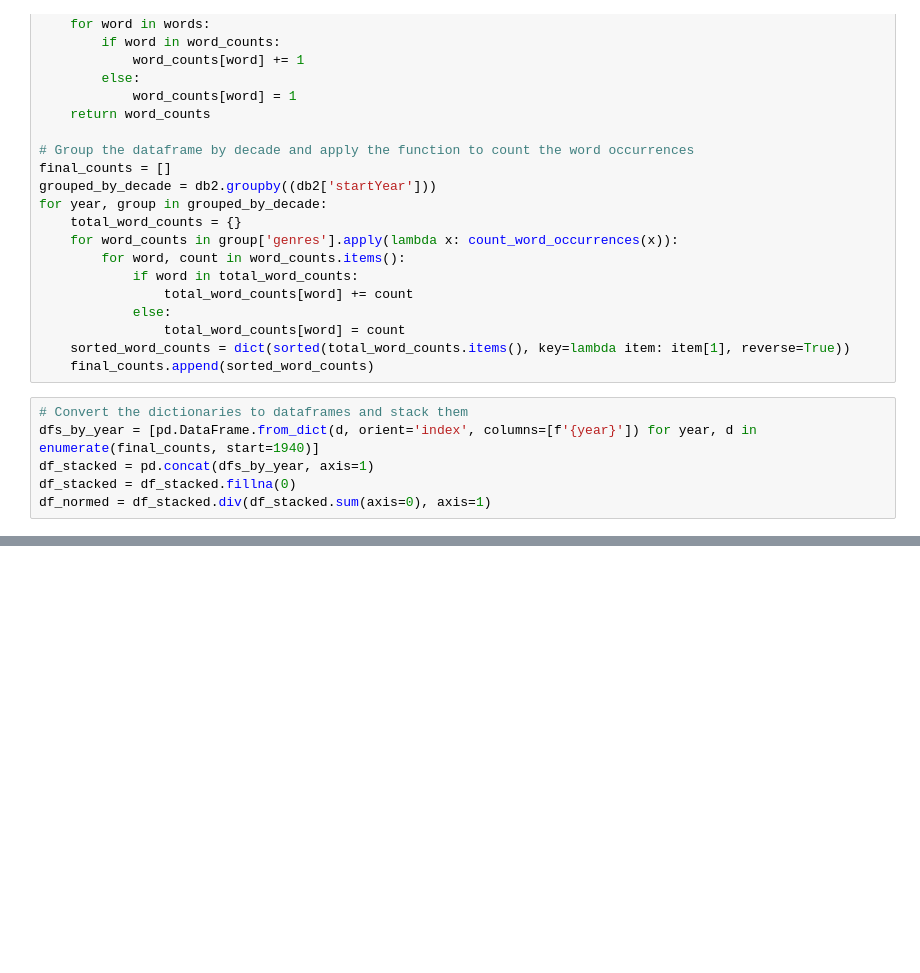
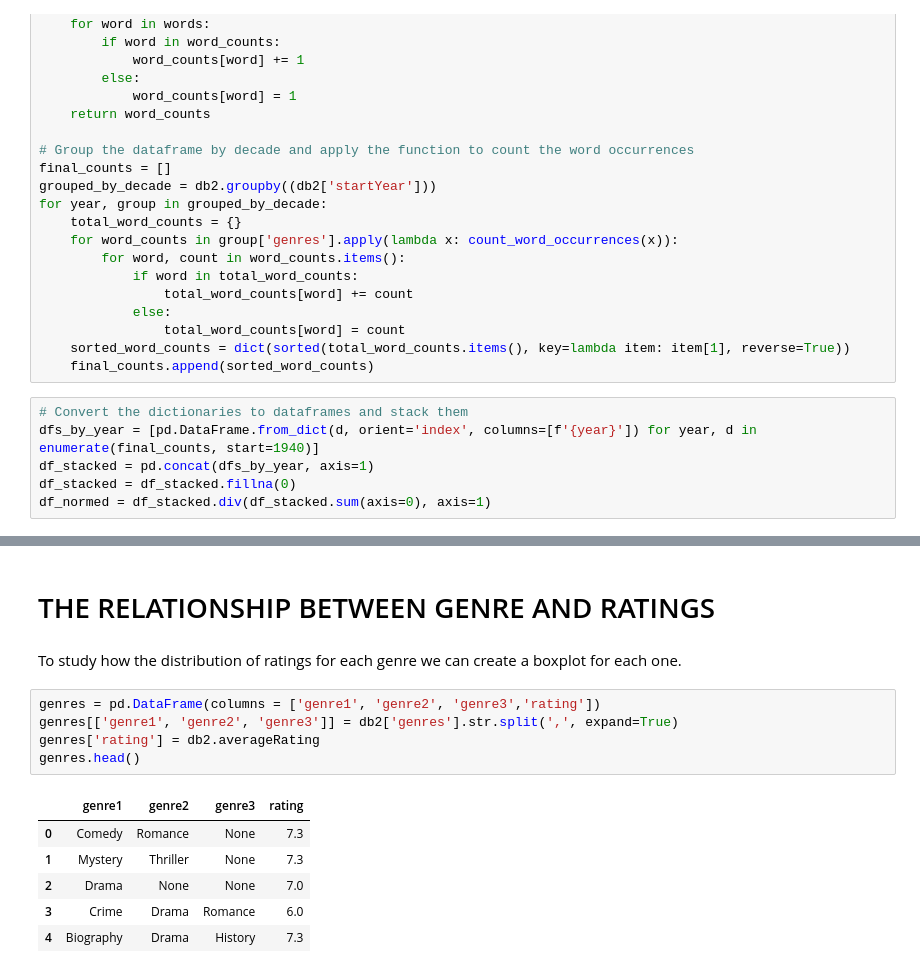
Before and after one commit to Lozzio99/Madness, a Jupyter notebook: MadAnalysis.ipynb, the cells around one changed output, grey strips where cells are left out. Cells and saved outputs as stored; diff of their text form; blank space fills up the shorter version.

```diff
--- a/MadAnalysis.ipynb
+++ b/MadAnalysis.ipynb
@@ -91,0 +60,16 @@ sns.lineplot(data=db2,x='startYear',y='averageRating')
+# %% [markdown]
+# THE RELATIONSHIP BETWEEN GENRE AND RATINGS
+# %% [markdown]
+To study how the distribution of ratings for each genre we can create a boxplot for each one.
+# %%
+genres = pd.DataFrame(columns = ['genre1', 'genre2', 'genre3','rating'])
+genres[['genre1', 'genre2', 'genre3']] = db2['genres'].str.split(',', expand=True)
+genres['rating'] = db2.averageRating
+genres.head()
+# %% [output]
+|  | genre1 | genre2 | genre3 | rating |
+| 0 | Comedy | Romance | None | 7.3 |
+| 1 | Mystery | Thriller | None | 7.3 |
+| 2 | Drama | None | None | 7.0 |
+| 3 | Crime | Drama | Romance | 6.0 |
+| 4 | Biography | Drama | History | 7.3 |
```
Also changed, not shown: parts of 12 cells of this notebook.
